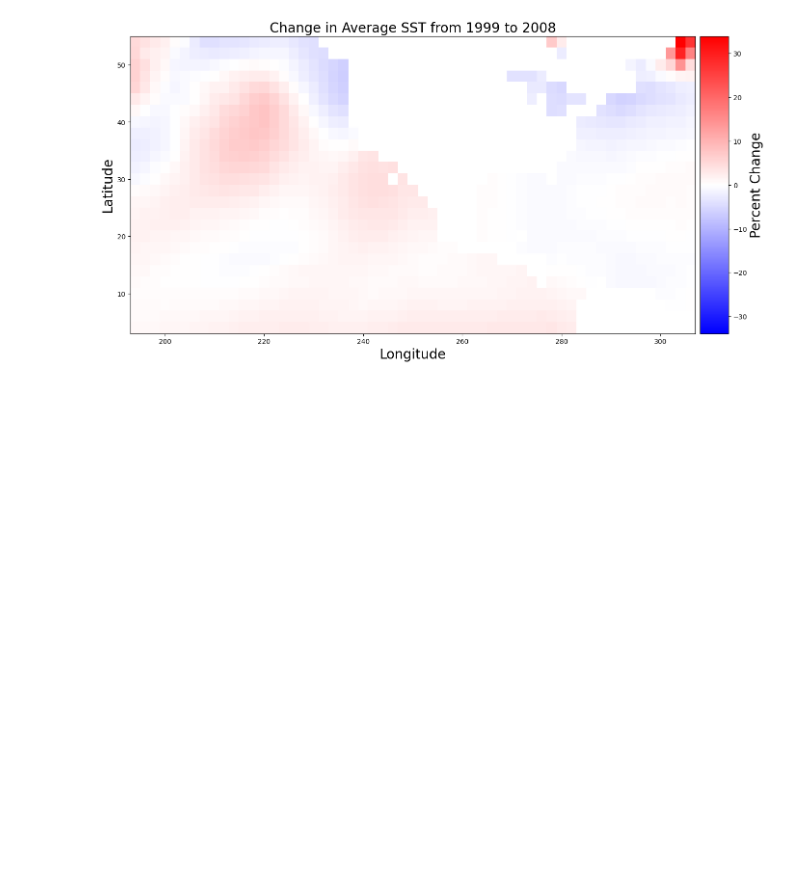
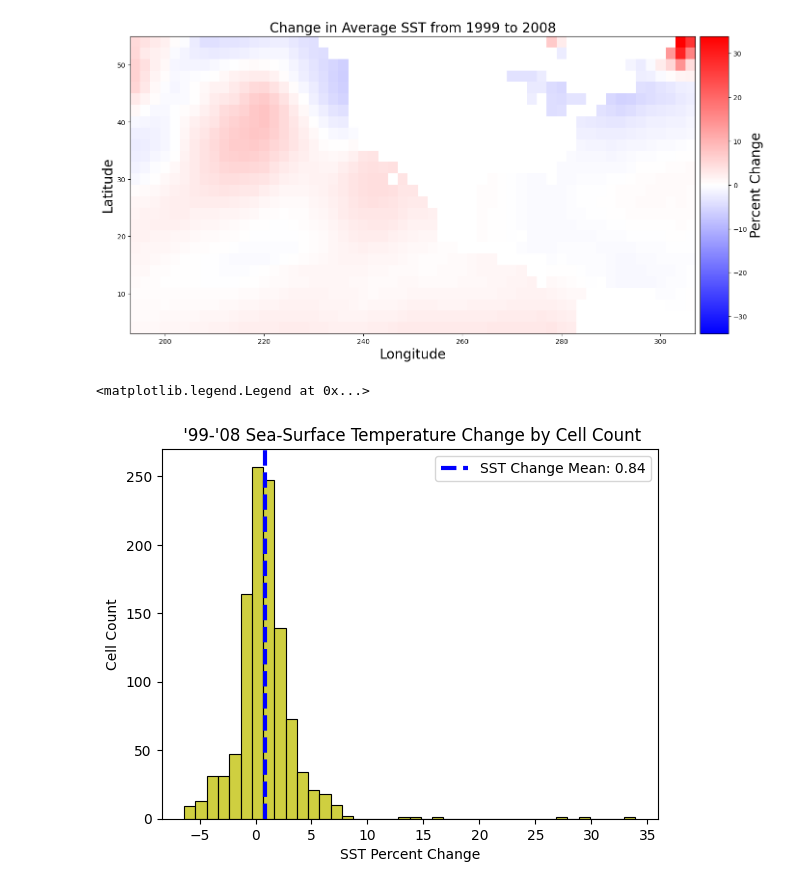
Before and after one commit to alyghanson/migration, a Jupyter notebook: Temperature/Output Deliverable/490_Final_Temp (updated).ipynb, the cells around one changed output. Drawn from its saved outputs; the diff is of its cells as text; code cells hidden in the pictures; blank space fills up the shorter version.

```diff
--- a/Temperature/Output Deliverable/490_Final_Temp (updated).ipynb
+++ b/Temperature/Output Deliverable/490_Final_Temp (updated).ipynb
@@ -192,3 +156,14 @@ plt.show()
+# %%
+df_perc_change_mean = df_perc_change['change_percent'].mean()
+sns.histplot(df_perc_change['change_percent'],binwidth = 1,color = 'y')
+plt.title(" '99-'08 Sea-Surface Temperature Change by Cell Count" )
+plt.xlabel("SST Percent Change")
+plt.ylabel("Cell Count")
+plt.axvline(df_perc_change_mean, color = "b", linestyle = '--', lw = 3.0, label = f"SST Change Mean: {df_perc_change_mean:.2f}")
+plt.legend()
+# %% [output]
+<matplotlib.legend.Legend at 0x...>
+[figure, added]
 # %%
 #exporting clipped & projected  files:
 export_1999 = avg_sst_1999_proj.to_netcdf("export_1999.nc")
```
Also changed, not shown: parts of 5 cells of this notebook, 9 other files.
